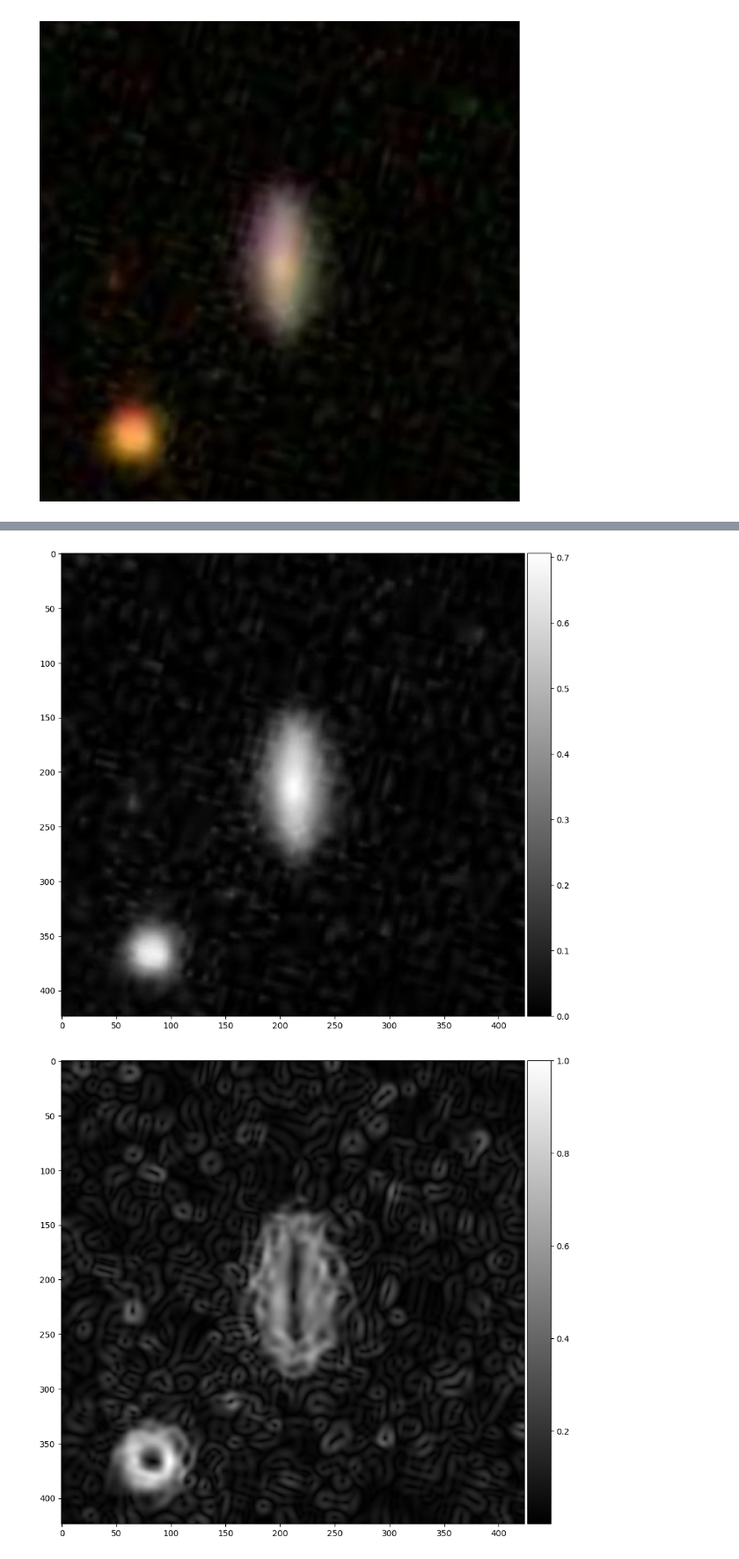
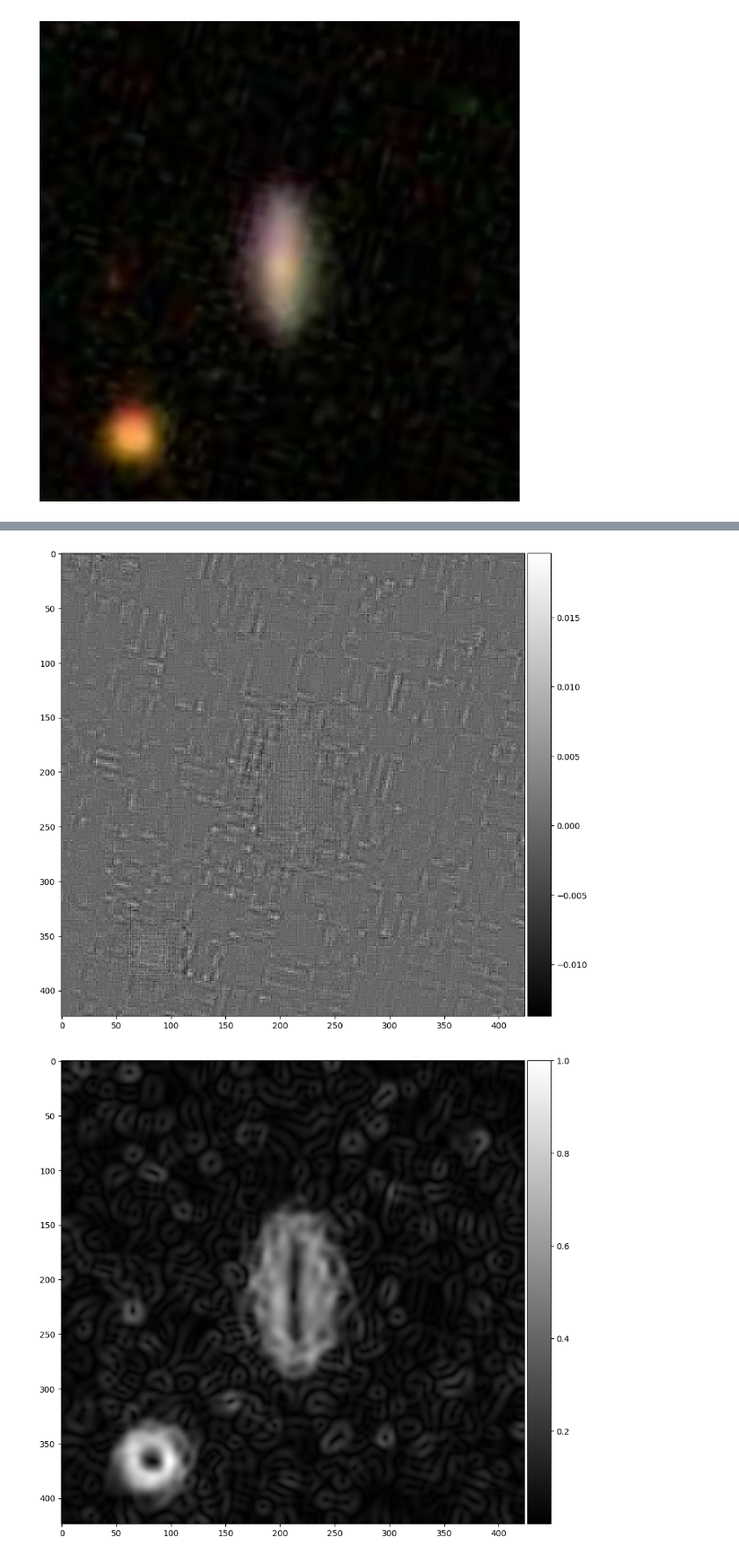
Before and after one commit to immanuelazn/w281_final_galaxy_zoo, a Jupyter notebook: image_preprocess.ipynb, the cells around one changed output, grey strips where cells are left out. Shown at 88% size. Drawn from its saved outputs; the diff is of its cells as text; code cells hidden in the pictures.

```diff
--- a/image_preprocess.ipynb
+++ b/image_preprocess.ipynb
@@ -92,3 +92,13 @@ def display_img_colorbar(img):
   cax = divider.append_axes("right", size="5%", pad=0.05)
   plt.colorbar(im_ax, cax=cax)
   plt.show()
+# %%
+# convert to grayscale
+def grayscale_preprocessing(img):
+  if np.max(img)>1:
+    img = img.astype(np.float32)/255.0
+  im_gray = np.mean(img, axis=2)
+  return im_gray
+
+im_gray = grayscale_preprocessing(im)
+display_img_colorbar(im_gray)
@@ -94,0 +118,8 @@ def display_img_colorbar(img):
+# %%
+# This filter is more advanced and can reduce noise while keeping edges sharp. It does this by considering both the spatial proximity and the intensity similarity.
+def bilateral_preprocessing(img, ksize, sigmX, sigmY):
+  bilateral_filtered_image = cv2.bilateralFilter(img, ksize, sigmX, sigmY)
+  return bilateral_filtered_image
+
+bilateral_filtered_image = bilateral_preprocessing(im_gray, 9, 75, 75)
+display_img_colorbar(bilateral_filtered_image)
@@ -95,18 +128,25 @@ def display_img_colorbar(img):
+# %%
+# high pass freqeuncies are noises
+def high_pass_preprocessing(img, ksize, sig):
+  low_pass = cv2.GaussianBlur(img, ksize, 0)
+  high_pass = img - low_pass
+  return high_pass
+
+high_pass_img = high_pass_preprocessing(im_gray, (3,3), 0)
+display_img_colorbar(high_pass_img)
+# %% [output]
+[figure, added]
 # %%
-# convert to grayscale
-if np.max(im)>1:
-  im = im.astype(np.float32)/255.0
-im_gray = np.mean(im, axis=2)
-
 # compute edges of the image
 # the larger kernel size is, the clearer the image we have. Small kernal would make the image fuzzy and full of noises.
-sobelx = cv2.Sobel(im_gray, cv2.CV_32F, 1, 0, ksize=31) # Find x and y gradients
-sobely = cv2.Sobel(im_gray, cv2.CV_32F, 0, 1, ksize=31)
-magnitude = np.sqrt(sobelx**2.0 + sobely**2.0)
-magnitude = magnitude / np.max(magnitude) # normalize
+def sobel_preprocessing(img, ksize):
+  sobelx = cv2.Sobel(img, cv2.CV_32F, 1, 0, ksize=ksize) # Find x and y gradients
+  sobely = cv2.Sobel(img, cv2.CV_32F, 0, 1, ksize=ksize)
+  magnitude = np.sqrt(sobelx**2.0 + sobely**2.0)
+  magnitude = magnitude / np.max(magnitude) # normalize
+  return magnitude
 
-display_img_colorbar(im_gray)
-display_img_colorbar(magnitude)
+sobel_img = sobel_preprocessing(bilateral_filtered_image, 31)
+display_img_colorbar(sobel_img)
 # %% [output]
-[figure, old version]
+[figure, new version]
-[figure, removed]
```
Also changed, not shown: parts of 15 cells of this notebook.
